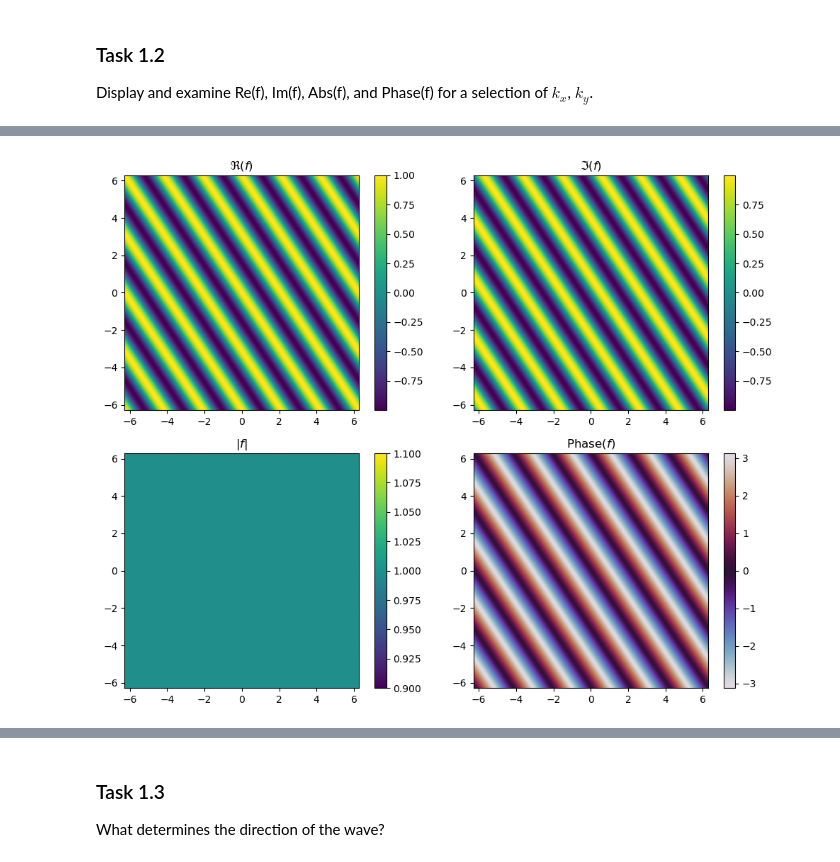
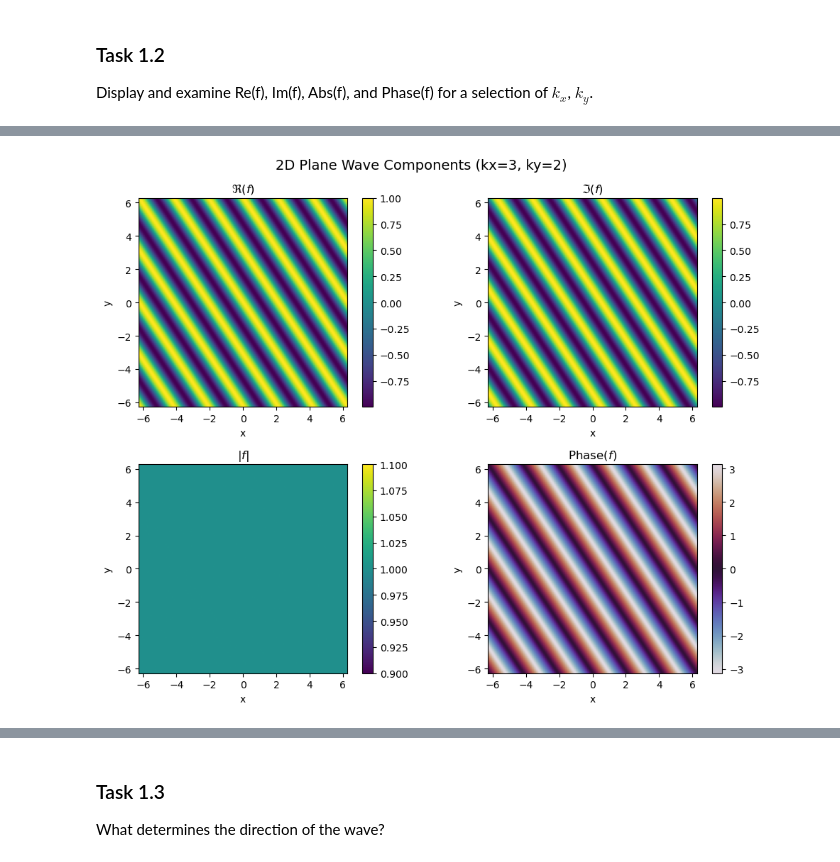
Before and after one commit to sbreddels/BiomedicalImaging, a Jupyter notebook: exercise-ss-1.ipynb, the cells around one changed output, grey strips where cells are left out. Saved outputs shown, nothing was run; the diff lists cells and outputs as text; code cells hidden in the pictures.

```diff
--- a/exercise-ss-1.ipynb
+++ b/exercise-ss-1.ipynb
@@ -27,40 +27,80 @@ Display and examine Re(f), Im(f), Abs(f), and Phase(f) for a selection of $k_x$,
 import numpy as np
 import matplotlib.pyplot as plt
 
-# Create a grid of x, y values
+# ---------------------------
+# Function definition
+# ---------------------------
+def planewave(kx, ky, x, y):
+    wave = np.exp(1j*(kx*x + ky*y))
+    return wave
+
+# ---------------------------
+# Define grid
+# ---------------------------
 x = np.linspace(-2*np.pi, 2*np.pi, 200)
 y = np.linspace(-2*np.pi, 2*np.pi, 200)
 X, Y = np.meshgrid(x, y)
 
-# Choose some kx, ky values
-kx, ky = 3, 2
-f = planewave(kx, ky, X, Y)
+# Define line for 1D plots
+x_line = np.linspace(0, 5, 1000)
+y_line = np.linspace(0, 5, 1000)
 
-# Extract components
-f_real = np.real(f)
-f_imag = np.imag(f)
-f_abs  = np.abs(f)
-f_phase = np.angle(f)
+# ---------------------------
+# Loop over two (kx, ky) values
+# ---------------------------
+for kx, ky in [(3,2), (2,1)]:
+    print(f"---- Results for kx={kx}, ky={ky} ----")
 
-# Plot results
-fig, axs = plt.subplots(2, 2, figsize=(10, 8))
+    # 2D plane wave
+    f = planewave(kx, ky, X, Y)
+    f_real = np.real(f)
+    f_imag = np.imag(f)
+    f_abs  = np.abs(f)
+    f_phase = np.angle(f)
 
-im0 = axs[0,0].imshow(f_real, extent=[x.min(), x.max(), y.min(), y.max()], origin='lower')
-axs[0,0].set_title(r"$\Re(f)$")
-plt.colorbar(im0, ax=axs[0,0])
+    # Plot 2D results
+    fig, axs = plt.subplots(2, 2, figsize=(10, 8))
+    fig.suptitle(f"2D Plane Wave Components (kx={kx}, ky={ky})", fontsize=14)
 
-im1 = axs[0,1].imshow(f_imag, extent=[x.min(), x.max(), y.min(), y.max()], origin='lower')
-axs[0,1].set_title(r"$\Im(f)$")
-plt.colorbar(im1, ax=axs[0,1])
+    im0 = axs[0,0].imshow(f_real, extent=[x.min(), x.max(), y.min(), y.max()], origin='lower')
+    axs[0,0].set_title(r"$\Re(f)$"); axs[0,0].set_xlabel("x"); axs[0,0].set_ylabel("y")
+    plt.colorbar(im0, ax=axs[0,0])
 
-im2 = axs[1,0].imshow(f_abs, extent=[x.min(), x.max(), y.min(), y.max()], origin='lower')
-axs[1,0].set_title(r"$|f|$")
-plt.colorbar(im2, ax=axs[1,0])
+    im1 = axs[0,1].imshow(f_imag, extent=[x.min(), x.max(), y.min(), y.max()], origin='lower')
+    axs[0,1].set_title(r"$\Im(f)$"); axs[0,1].set_xlabel("x"); axs[0,1].set_ylabel("y")
+    plt.colorbar(im1, ax=axs[0,1])
 
-im3 = axs[1,1].imshow(f_phase, extent=[x.min(), x.max(), y.min(), y.max()], origin='lower', cmap='twilight')
-axs[1,1].set_title(r"$\text{Phase}(f)$")
-plt.colorbar(im3, ax=axs[1,1])
+    im2 = axs[1,0].imshow(f_abs, extent=[x.min(), x.max(), y.min(), y.max()], origin='lower')
+    axs[1,0].set_title(r"$|f|$"); axs[1,0].set_xlabel("x"); axs[1,0].set_ylabel("y")
+    plt.colorbar(im2, ax=axs[1,0])
 
-plt.tight_layout()
-plt.show()
+    im3 = axs[1,1].imshow(f_phase, extent=[x.min(), x.max(), y.min(), y.max()], origin='lower', cmap='twilight')
+    axs[1,1].set_title(r"$\text{Phase}(f)$"); axs[1,1].set_xlabel("x"); axs[1,1].set_ylabel("y")
+    plt.colorbar(im3, ax=axs[1,1])
+
+    plt.tight_layout()
+    plt.show()
+
+    # 1D line plots
+    f_line = planewave(kx, ky, x_line, y_line)
+
+    plt.plot(x_line, np.real(f_line))
+    plt.title(f"Real Part of f(x), kx={kx}, ky={ky}")
+    plt.xlabel("x"); plt.ylabel("Re(f(x))"); plt.grid(True)
+    plt.show()
+
+    plt.plot(x_line, np.imag(f_line))
+    plt.title(f"Imaginary Part of f(x), kx={kx}, ky={ky}")
+    plt.xlabel("x"); plt.ylabel("Im(f(x))"); plt.grid(True)
+    plt.show()
+
+    plt.plot(x_line, np.abs(f_line))
+    plt.title(f"Magnitude of f(x), kx={kx}, ky={ky}")
+    plt.xlabel("x"); plt.ylabel("|f(x)|"); plt.grid(True)
+    plt.show()
+
+    plt.plot(x_line, np.angle(f_line))
+    plt.title(f"Phase of f(x), kx={kx}, ky={ky}")
+    plt.xlabel("x"); plt.ylabel("Phase(f(x)) [rad]"); plt.grid(True)
+    plt.show()
 # %% [output]
@@ -67 +108 @@ plt.show()
-[figure, old version]
+[figure, new version]
```
Also changed, not shown: parts of 2 cells of this notebook.
